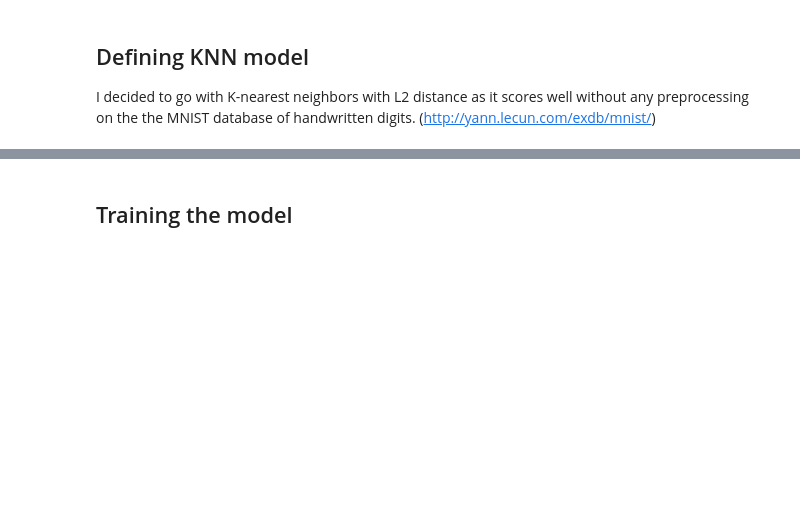
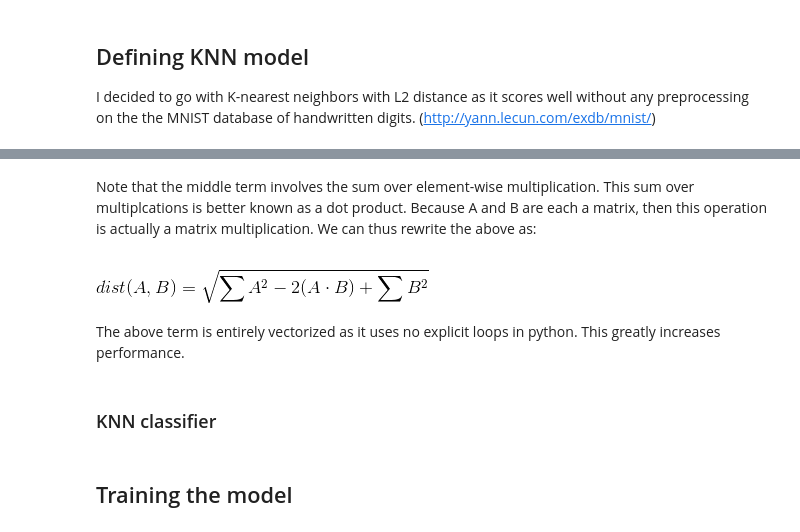
Before and after one commit to chrisdaly/Digit-Recognizer, a Jupyter notebook: notebooks/analysis.ipynb, the cells around one changed output, grey strips where cells are left out. Drawn from its saved outputs; the diff is of its cells as text; code cells hidden in the pictures; blank space fills up the shorter version.

```diff
--- a/notebooks/analysis.ipynb
+++ b/notebooks/analysis.ipynb
@@ -163,3 +182,13 @@ I decided to go with K-nearest neighbors with L2 distance as it scores well with
+# %% [markdown]
+Note that the middle term involves the sum over element-wise multiplication. This sum over multiplcations is better known as a dot product. Because A and B are each a matrix, then this operation is actually a matrix multiplication. We can thus rewrite the above as:
+# %%
+Image(filename='../image/3.png')
+# %% [output]
+[figure, added]
+# %% [markdown]
+The above term is entirely vectorized as it uses no explicit loops in python. This greatly increases performance.
+# %% [markdown]
+### KNN classifier
 # %%
 class KNearestNeighbor():
     """
```
Also changed, not shown: parts of 10 cells of this notebook, 5 other files.
